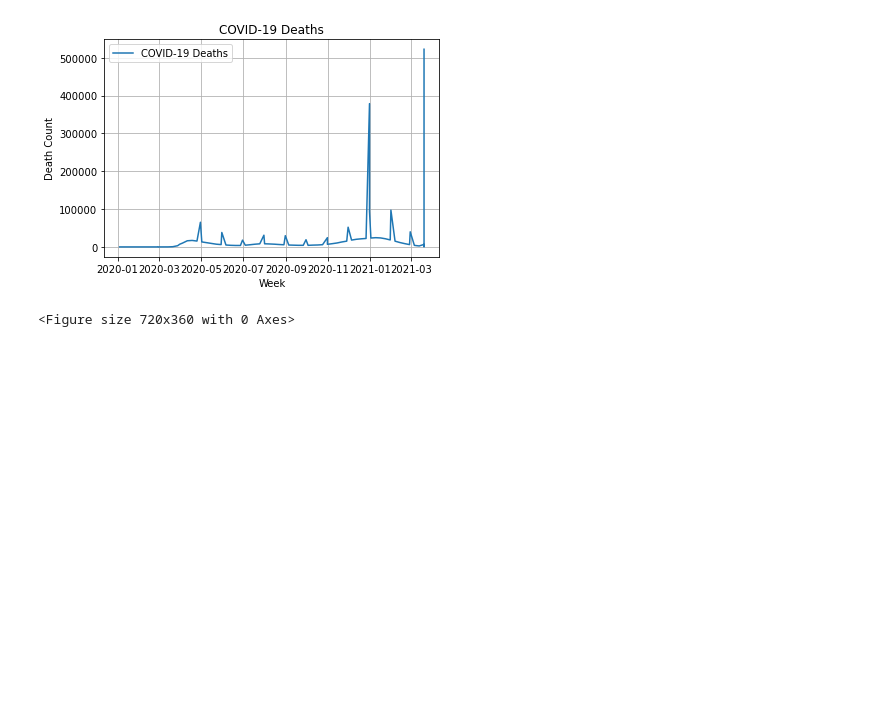
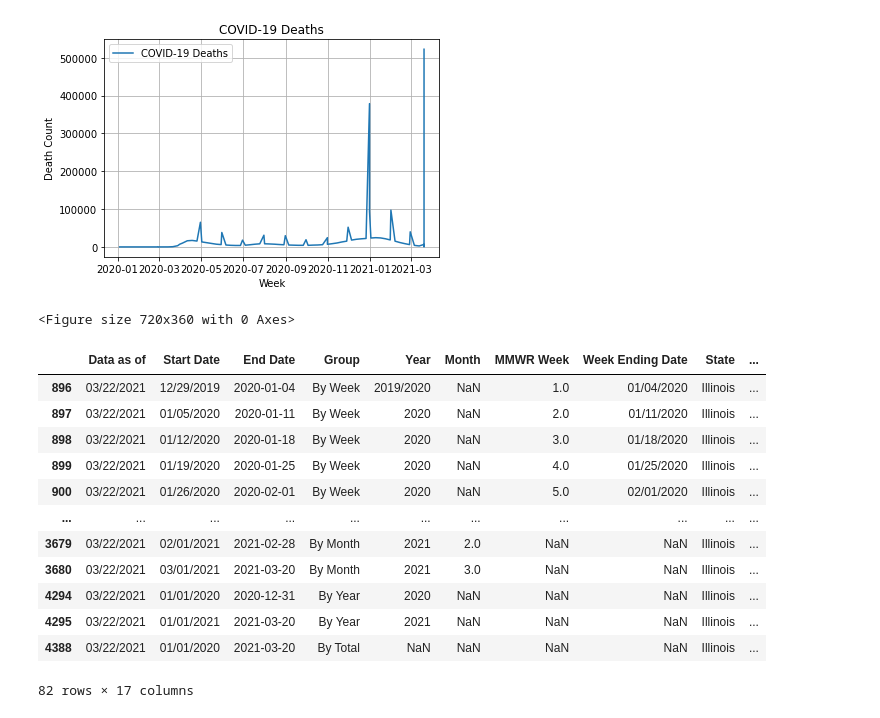
Before and after one commit to erickzli/IS597-COVID-Project, a Jupyter notebook: Kerstin's Folder/Clean Data- Provisional Death Counts by Week per State.ipynb, the cells around one changed output. Saved outputs shown, nothing was run; the diff lists cells and outputs as text; code cells hidden in the pictures; blank space fills up the shorter version.

```diff
--- a/Kerstin's Folder/Clean Data- Provisional Death Counts by Week per State.ipynb
+++ b/Kerstin's Folder/Clean Data- Provisional Death Counts by Week per State.ipynb
@@ -215,0 +220,16 @@ plt.show()
+# %%
+data_IL
+# %% [output]
+|  | Data as of | Start Date | End Date | Group | Year | Month | MMWR Week | Week Ending Date | State | ... |
+| 896 | 03/22/2021 | 12/29/2019 | 2020-01-04 | By Week | 2019/2020 | NaN | 1.0 | 01/04/2020 | Illinois | ... |
+| 897 | 03/22/2021 | 01/05/2020 | 2020-01-11 | By Week | 2020 | NaN | 2.0 | 01/11/2020 | Illinois | ... |
+| 898 | 03/22/2021 | 01/12/2020 | 2020-01-18 | By Week | 2020 | NaN | 3.0 | 01/18/2020 | Illinois | ... |
+| 899 | 03/22/2021 | 01/19/2020 | 2020-01-25 | By Week | 2020 | NaN | 4.0 | 01/25/2020 | Illinois | ... |
+| 900 | 03/22/2021 | 01/26/2020 | 2020-02-01 | By Week | 2020 | NaN | 5.0 | 02/01/2020 | Illinois | ... |
+| ... | ... | ... | ... | ... | ... | ... | ... | ... | ... | ... |
+| 3679 | 03/22/2021 | 02/01/2021 | 2021-02-28 | By Month | 2021 | 2.0 | NaN | NaN | Illinois | ... |
+| 3680 | 03/22/2021 | 03/01/2021 | 2021-03-20 | By Month | 2021 | 3.0 | NaN | NaN | Illinois | ... |
+| 4294 | 03/22/2021 | 01/01/2020 | 2020-12-31 | By Year | 2020 | NaN | NaN | NaN | Illinois | ... |
+| 4295 | 03/22/2021 | 01/01/2021 | 2021-03-20 | By Year | 2021 | NaN | NaN | NaN | Illinois | ... |
+| 4388 | 03/22/2021 | 01/01/2020 | 2021-03-20 | By Total | NaN | NaN | NaN | NaN | Illinois | ... |
+82 rows × 17 columns
```
Also changed, not shown: parts of 12 cells of this notebook.
